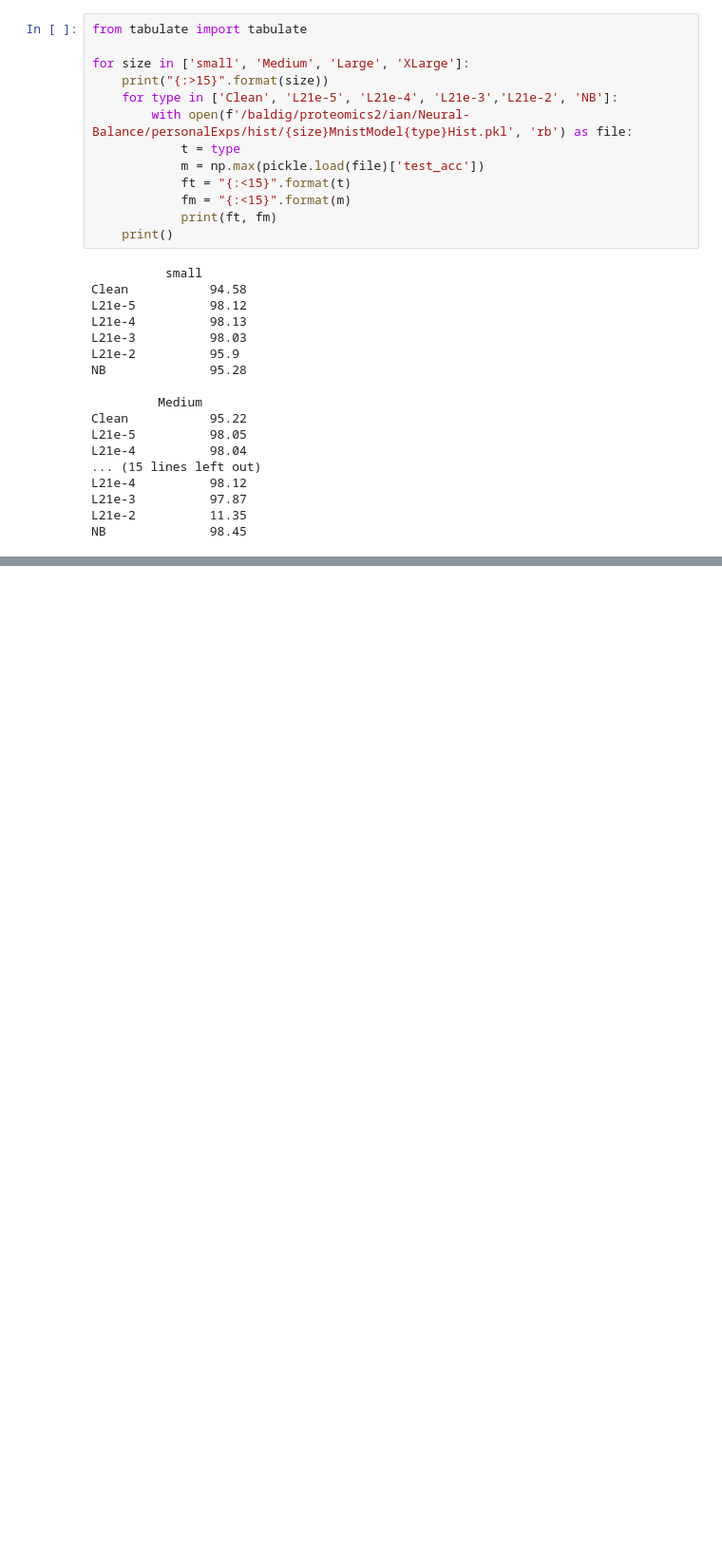
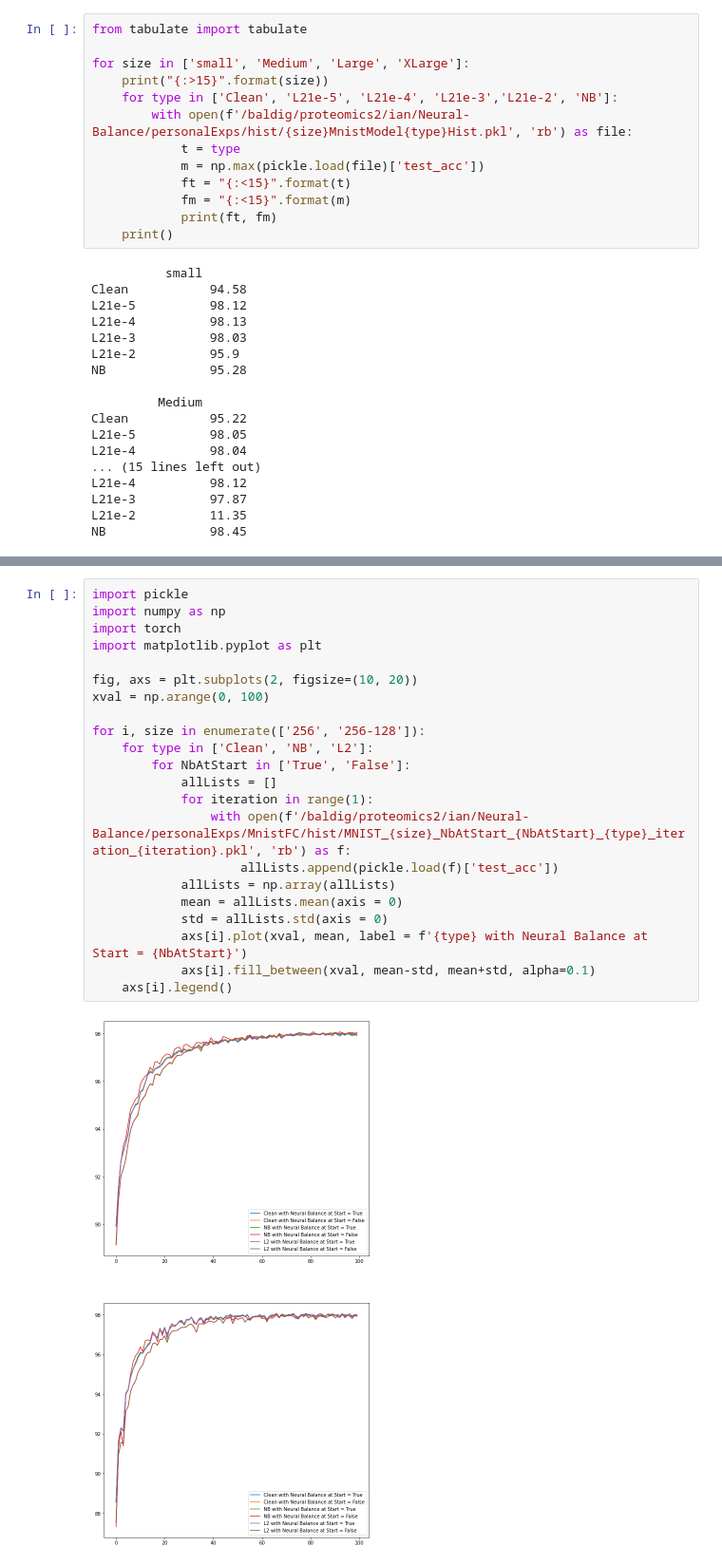
Before and after one commit to antonyalexos/Neural-Balance, a Jupyter notebook: personalExps/MnistFC/plotting.ipynb, the cells around one changed output, grey strips where cells are left out. Shown at 95% size. Drawn from its saved outputs; the diff is of its cells as text; blank space fills up the shorter version.

```diff
--- a/personalExps/MnistFC/plotting.ipynb
+++ b/personalExps/MnistFC/plotting.ipynb
@@ -77,0 +113,24 @@ NB              98.45
+# %%
+import pickle
+import numpy as np
+import torch
+import matplotlib.pyplot as plt
+
+fig, axs = plt.subplots(2, figsize=(10, 20))
+xval = np.arange(0, 100)
+
+for i, size in enumerate(['256', '256-128']):
+    for type in ['Clean', 'NB', 'L2']:
+        for NbAtStart in ['True', 'False']:
+            allLists = []
+            for iteration in range(1):
+                with open(f'/baldig/proteomics2/ian/Neural-Balance/personalExps/MnistFC/hist/MNIST_{size}_NbAtStart_{NbAtStart}_{type}_iteration_{iteration}.pkl', 'rb') as f:
+                    allLists.append(pickle.load(f)['test_acc'])
+            allLists = np.array(allLists)
+            mean = allLists.mean(axis = 0)
+            std = allLists.std(axis = 0)
+            axs[i].plot(xval, mean, label = f'{type} with Neural Balance at Start = {NbAtStart}')
+            axs[i].fill_between(xval, mean-std, mean+std, alpha=0.1)
+    axs[i].legend()
+# %% [output]
+[figure, added]
```
Also changed, not shown: parts of 19 cells of this notebook, 18 other files.
